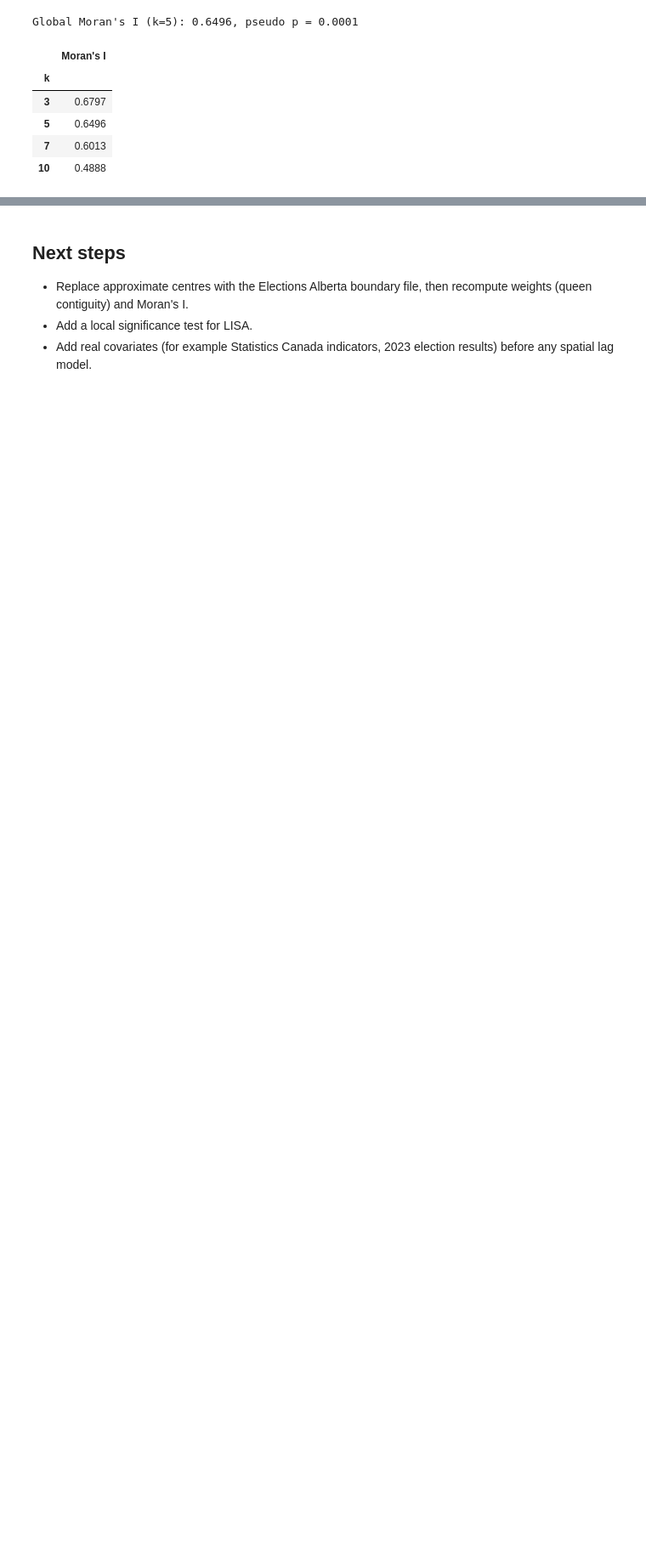
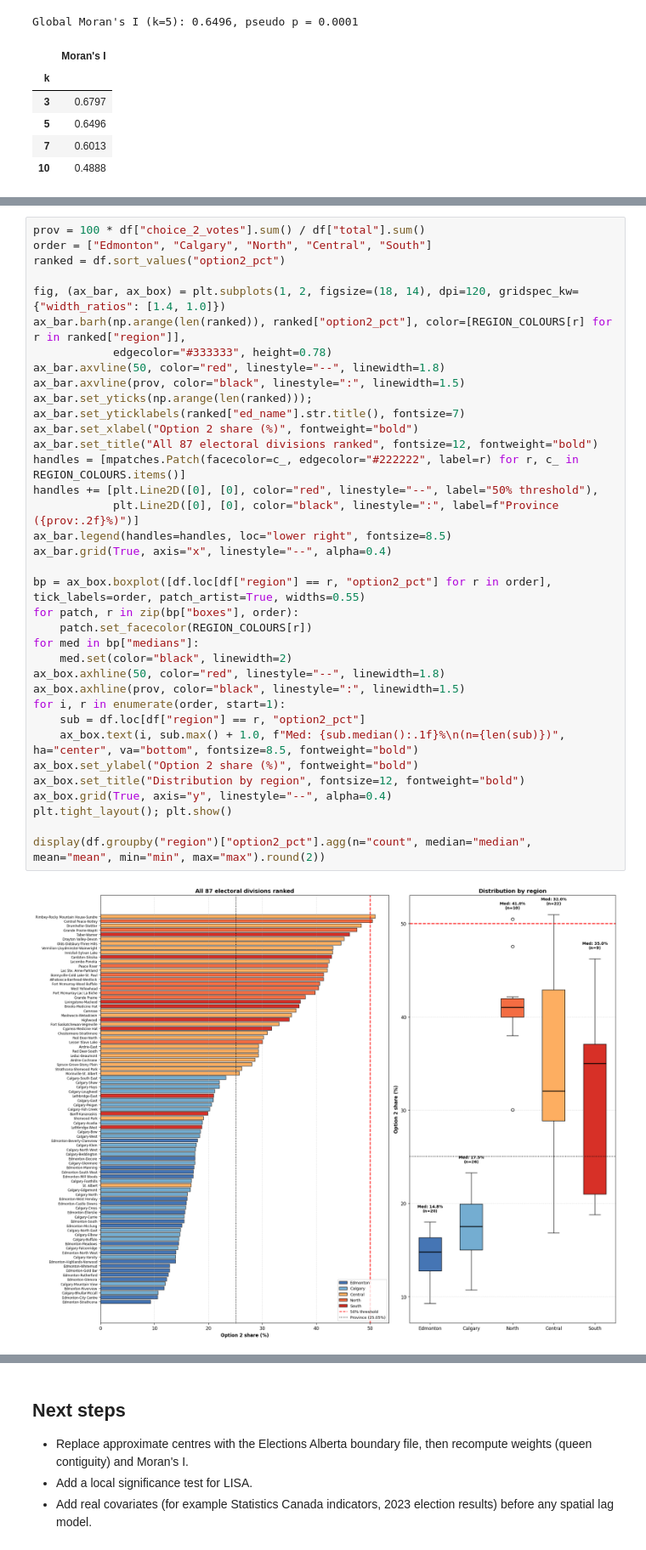
Before and after one commit to TheZarif/alberta-referendum, a Jupyter notebook: notebooks/06-spatial_analysis.ipynb, the cells around one changed output, grey strips where cells are left out. Shown at 85% size. Saved outputs shown, nothing was run; the diff lists cells and outputs as text; blank space fills up the shorter version.

```diff
--- a/notebooks/06-spatial_analysis.ipynb
+++ b/notebooks/06-spatial_analysis.ipynb
@@ -162,0 +192,37 @@ plt.show()
+# %%
+prov = 100 * df["choice_2_votes"].sum() / df["total"].sum()
+order = ["Edmonton", "Calgary", "North", "Central", "South"]
+ranked = df.sort_values("option2_pct")
+
+fig, (ax_bar, ax_box) = plt.subplots(1, 2, figsize=(18, 14), dpi=120, gridspec_kw={"width_ratios": [1.4, 1.0]})
+ax_bar.barh(np.arange(len(ranked)), ranked["option2_pct"], color=[REGION_COLOURS[r] for r in ranked["region"]],
+            edgecolor="#333333", height=0.78)
+ax_bar.axvline(50, color="red", linestyle="--", linewidth=1.8)
+ax_bar.axvline(prov, color="black", linestyle=":", linewidth=1.5)
+ax_bar.set_yticks(np.arange(len(ranked))); ax_bar.set_yticklabels(ranked["ed_name"].str.title(), fontsize=7)
+ax_bar.set_xlabel("Option 2 share (%)", fontweight="bold")
+ax_bar.set_title("All 87 electoral divisions ranked", fontsize=12, fontweight="bold")
+handles = [mpatches.Patch(facecolor=c_, edgecolor="#222222", label=r) for r, c_ in REGION_COLOURS.items()]
+handles += [plt.Line2D([0], [0], color="red", linestyle="--", label="50% threshold"),
+            plt.Line2D([0], [0], color="black", linestyle=":", label=f"Province ({prov:.2f}%)")]
+ax_bar.legend(handles=handles, loc="lower right", fontsize=8.5)
+ax_bar.grid(True, axis="x", linestyle="--", alpha=0.4)
+
+bp = ax_box.boxplot([df.loc[df["region"] == r, "option2_pct"] for r in order], tick_labels=order, patch_artist=True, widths=0.55)
+for patch, r in zip(bp["boxes"], order):
+    patch.set_facecolor(REGION_COLOURS[r])
+for med in bp["medians"]:
+    med.set(color="black", linewidth=2)
+ax_box.axhline(50, color="red", linestyle="--", linewidth=1.8)
+ax_box.axhline(prov, color="black", linestyle=":", linewidth=1.5)
+for i, r in enumerate(order, start=1):
+    sub = df.loc[df["region"] == r, "option2_pct"]
+    ax_box.text(i, sub.max() + 1.0, f"Med: {sub.median():.1f}%\n(n={len(sub)})", ha="center", va="bottom", fontsize=8.5, fontweight="bold")
+ax_box.set_ylabel("Option 2 share (%)", fontweight="bold")
+ax_box.set_title("Distribution by region", fontsize=12, fontweight="bold")
+ax_box.grid(True, axis="y", linestyle="--", alpha=0.4)
+plt.tight_layout(); plt.show()
+
+display(df.groupby("region")["option2_pct"].agg(n="count", median="median", mean="mean", min="min", max="max").round(2))
+# %% [output]
+[figure, added]
```
Also changed, not shown: parts of 15 cells of this notebook, 2 other files.
